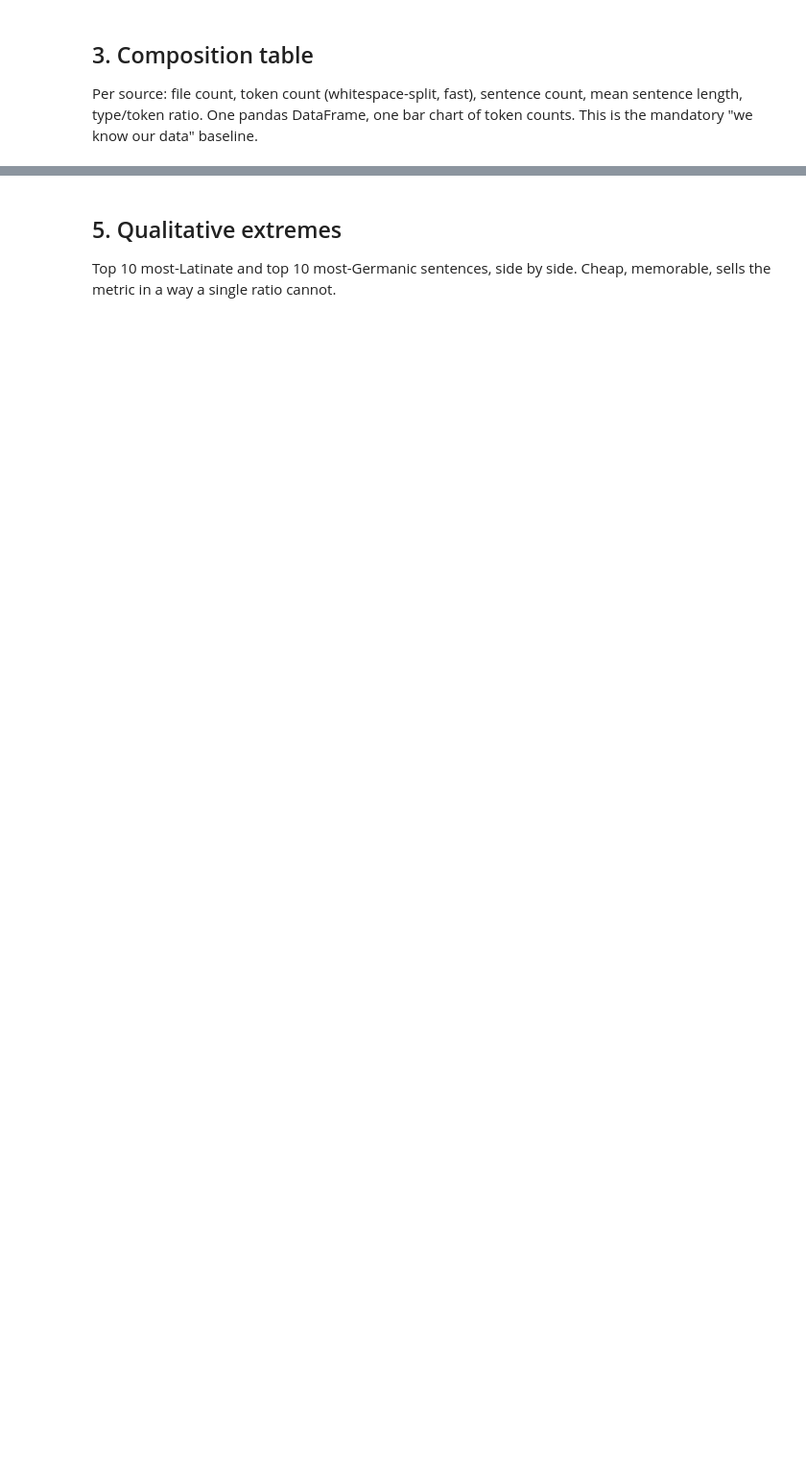
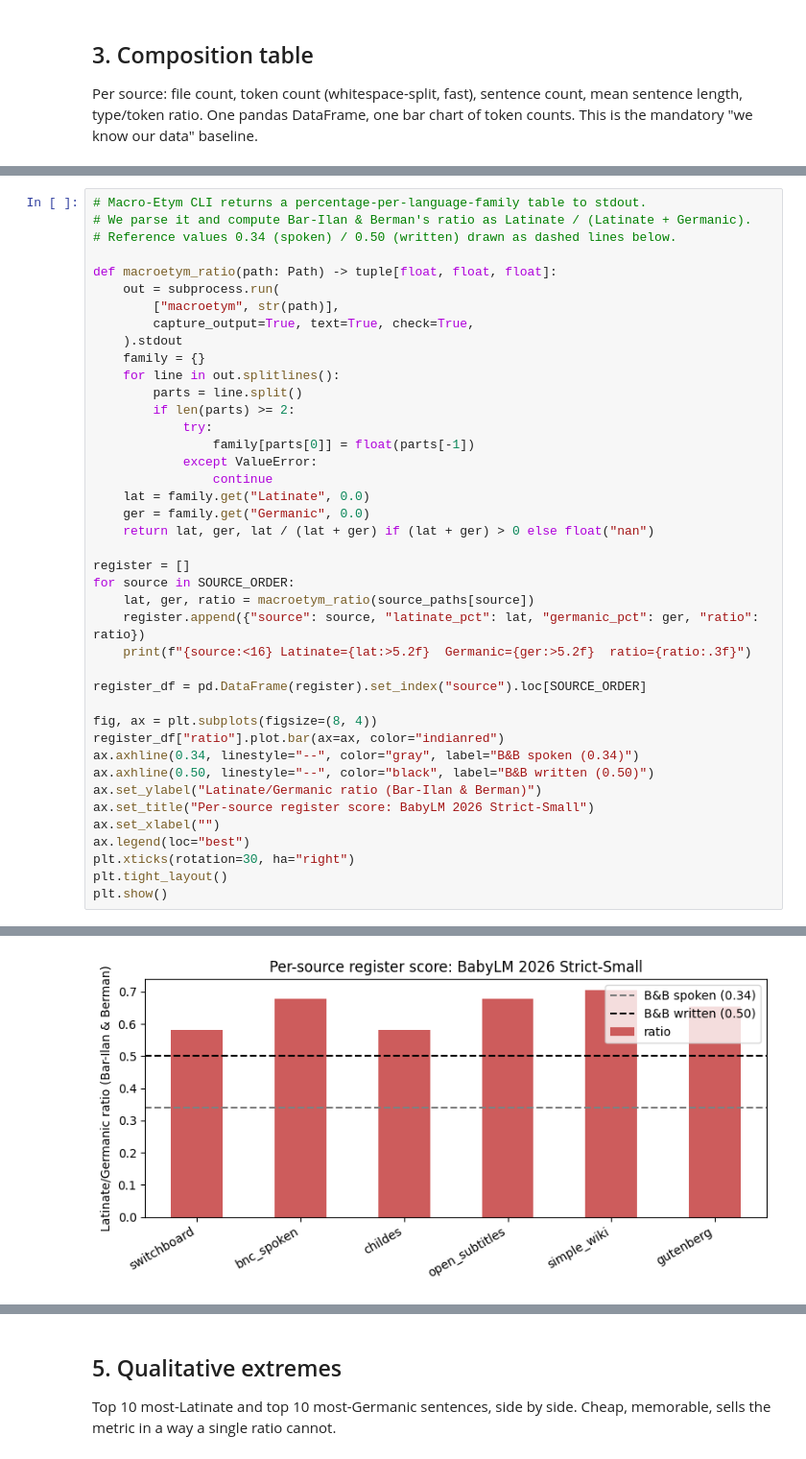
Before and after one commit to pambhar-deepkumar/babylm-2026, a Jupyter notebook: notebooks/01-corpus-baseline.ipynb, the cells around one changed output, grey strips where cells are left out. Shown at 96% size. Cells and saved outputs as stored; diff of their text form; blank space fills up the shorter version.

```diff
--- a/notebooks/01-corpus-baseline.ipynb
+++ b/notebooks/01-corpus-baseline.ipynb
@@ -30,0 +198,42 @@ If Macro-Etym is unavailable, fall back to the suffix-regex corroborator (Latina
+# %%
+# Macro-Etym CLI returns a percentage-per-language-family table to stdout.
+# We parse it and compute Bar-Ilan & Berman's ratio as Latinate / (Latinate + Germanic).
+# Reference values 0.34 (spoken) / 0.50 (written) drawn as dashed lines below.
+
+def macroetym_ratio(path: Path) -> tuple[float, float, float]:
+    out = subprocess.run(
+        ["macroetym", str(path)],
+        capture_output=True, text=True, check=True,
+    ).stdout
+    family = {}
+    for line in out.splitlines():
+        parts = line.split()
+        if len(parts) >= 2:
+            try:
+                family[parts[0]] = float(parts[-1])
+            except ValueError:
+                continue
+    lat = family.get("Latinate", 0.0)
+    ger = family.get("Germanic", 0.0)
+    return lat, ger, lat / (lat + ger) if (lat + ger) > 0 else float("nan")
+
+register = []
+for source in SOURCE_ORDER:
+    lat, ger, ratio = macroetym_ratio(source_paths[source])
+    register.append({"source": source, "latinate_pct": lat, "germanic_pct": ger, "ratio": ratio})
+    print(f"{source:<16} Latinate={lat:>5.2f}  Germanic={ger:>5.2f}  ratio={ratio:.3f}")
+
+register_df = pd.DataFrame(register).set_index("source").loc[SOURCE_ORDER]
+
+fig, ax = plt.subplots(figsize=(8, 4))
+register_df["ratio"].plot.bar(ax=ax, color="indianred")
+ax.axhline(0.34, linestyle="--", color="gray", label="B&B spoken (0.34)")
+ax.axhline(0.50, linestyle="--", color="black", label="B&B written (0.50)")
+ax.set_ylabel("Latinate/Germanic ratio (Bar-Ilan & Berman)")
+ax.set_title("Per-source register score: BabyLM 2026 Strict-Small")
+ax.set_xlabel("")
+ax.legend(loc="best")
+plt.xticks(rotation=30, ha="right")
+plt.tight_layout()
+plt.show()
+# %% [output]
@@ -30,0 +246 @@ If Macro-Etym is unavailable, fall back to the suffix-regex corroborator (Latina
+[figure, added]
```
Also changed, not shown: parts of 15 cells of this notebook, 21 other files.
